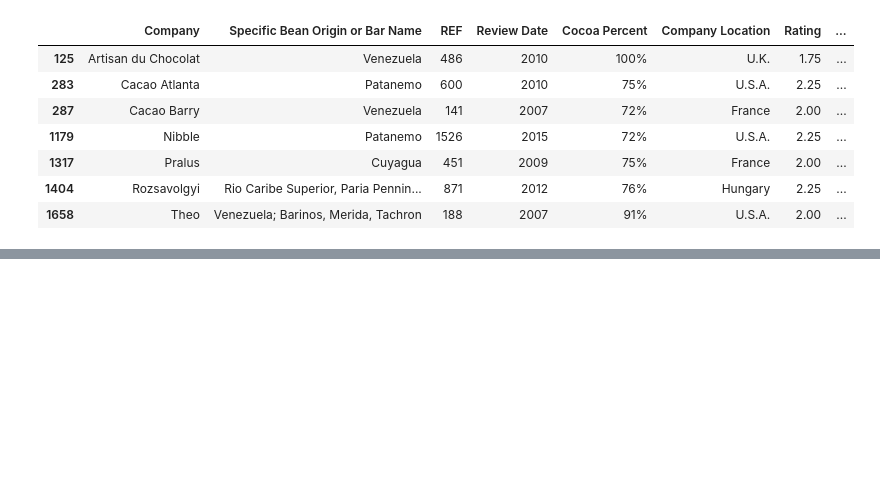
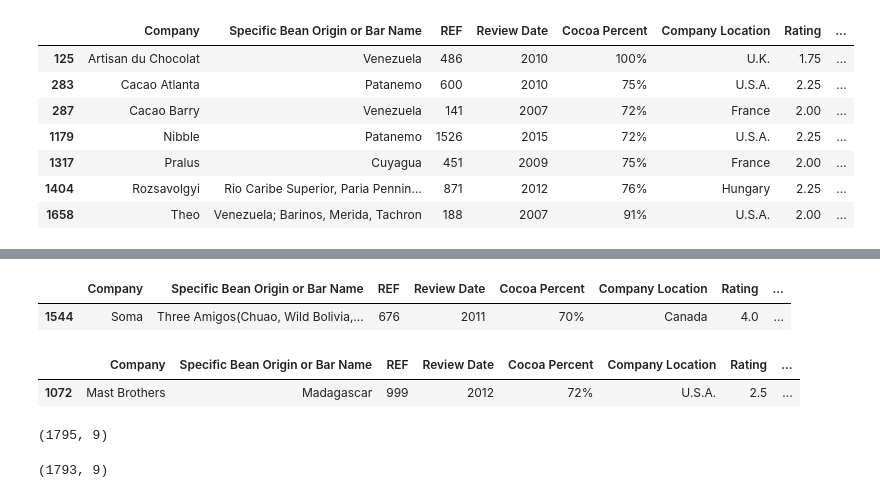
Before and after one commit to FelipeOrlandoLanzara/Data-Science, a Jupyter notebook: 2. Análise de Dados/2.2. Pandas/resolucao_exercicios_pandas.ipynb, the cells around one changed output, grey strips where cells are left out. Cells and saved outputs as stored; diff of their text form; code cells hidden in the pictures; blank space fills up the shorter version.

```diff
--- a/2. Análise de Dados/2.2. Pandas/resolucao_exercicios_pandas.ipynb
+++ b/2. Análise de Dados/2.2. Pandas/resolucao_exercicios_pandas.ipynb
@@ -366,0 +383,26 @@ df.query("`Rating` < 2.5 and `Broad Bean Origin` == 'Venezuela'")[[]]
+# %%
+# Printando a fileira onde possui o valor nulo na coluna Bean Type
+df[df['Bean Type'].isna()]
+# %% [output]
+|  | Company | Specific Bean Origin or Bar Name | REF | Review Date | Cocoa Percent | Company Location | Rating | ... |
+| 1544 | Soma | Three Amigos(Chuao, Wild Bolivia,... | 676 | 2011 | 70% | Canada | 4.0 | ... |
+# %%
+# Printando a fileira onde possui o valor nulo na coluna Broad Bean Origin
+df[df['Broad Bean Origin'].isna()]
+# %% [output]
+|  | Company | Specific Bean Origin or Bar Name | REF | Review Date | Cocoa Percent | Company Location | Rating | ... |
+| 1072 | Mast Brothers | Madagascar | 999 | 2012 | 72% | U.S.A. | 2.5 | ... |
+# %%
+# Mostrando quantidade de linhas antes de apagar as fileiras com valores nulos
+df.shape
+# %% [output]
+(1795, 9)
+# %%
+# Apagando os valores nulos das colunas Bean Type e Broad Bean Origin
+df = df.dropna()
+df = df.reset_index(drop=True) # Resetar o index de todos os dados
+
+# Mostrando que a quantidade de linhas diminuiu em 2
+df.shape
+# %% [output]
+(1793, 9)
```
Also changed, not shown: parts of 5 cells of this notebook, 2 other files.
